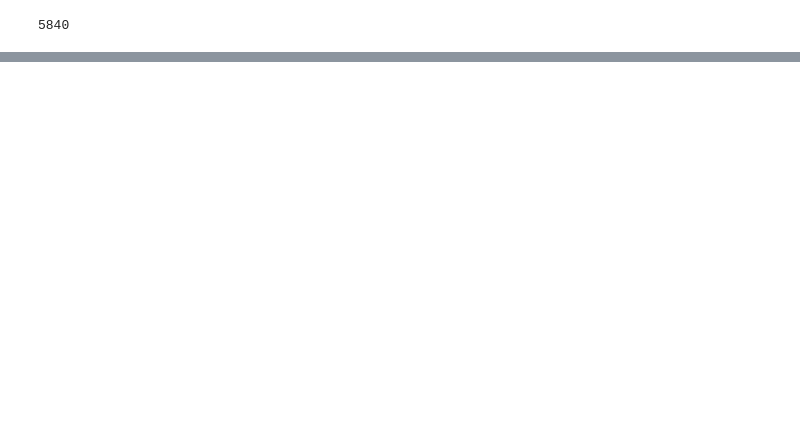
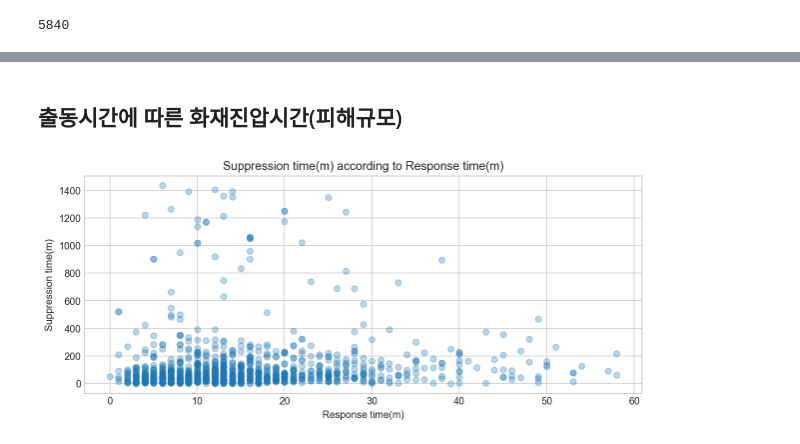
Before and after one commit to LIMDANBI/SKTFLYAI, a Jupyter notebook: pandas/project/강원도_산불_데이터_분석.ipynb, the cells around one changed output, grey strips where cells are left out. Cells and saved outputs as stored; diff of their text form; code cells hidden in the pictures; blank space fills up the shorter version.

```diff
--- a/pandas/project/강원도_산불_데이터_분석.ipynb
+++ b/pandas/project/강원도_산불_데이터_분석.ipynb
@@ -7,11 +9,15 @@ import matplotlib.pyplot as plt
 %matplotlib inline
-# %%
-# 한글 폰트 깨짐 방지
-if os.name == 'posix':
-    plt.rc("font", family="AppleGothic.ttf")
-
-else:
-    plt.rc("font", family="Malgun Gothic")
+# %%
+#한글 폰트 깨짐 방지
+import warnings
+warnings.filterwarnings(action='ignore')
+
+if os.name == 'posix':
+    plt.rc("font", family="AppleGothic")
+
+else:
+    plt.rc("font", family="Malgun Gothic")
+plt.rc("axes", unicode_minus=False)
 # %%
 df = pd.read_csv('./wildfireDataset.csv')
 df.head()
@@ -132,7 +141,13 @@ df
+# %% [markdown]
+## 출동시간에 따른 화재진압시간(피해규모)
 # %%
-# plt.style.use('seaborn-whitegrid')
-# fig = plt.figure(figsize=(10, 4))
-# ax = fig.add_subplot(111)
-# ax.set_title("출동소요시간(분)에 따른 화재진압시간(분)")
-# ax.scatter(df['출동소요시간(분)'], df['화재진압시간(분)'], alpha=0.3)
-# plt.show()
+plt.style.use('seaborn-whitegrid')
+fig = plt.figure(figsize=(10, 4))
+ax = fig.add_subplot(111)
+ax.set_title("Suppression time(m) according to Response time(m)")
+ax.set_xlabel('Response time(m)')
+ax.set_ylabel('Suppression time(m)')
+ax.scatter(df['출동소요시간(분)'], df['화재진압시간(분)'], alpha=0.3)
+plt.show()
+# %% [output]
+[figure, added]
```
Also changed, not shown: parts of 35 cells of this notebook, 1 other file.
